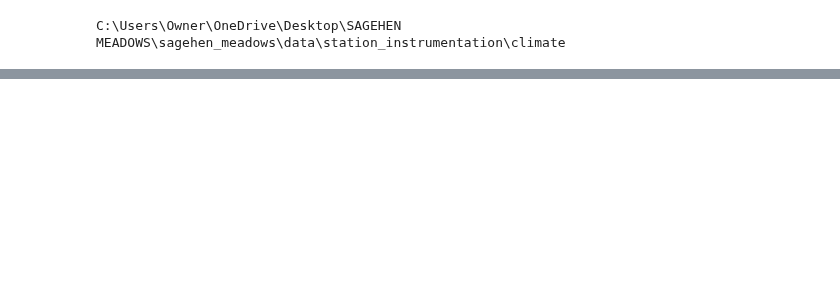
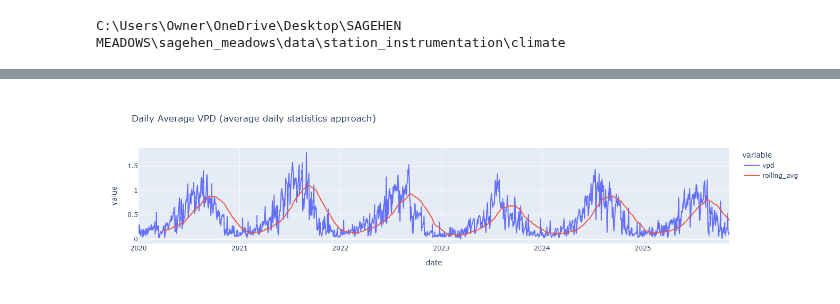
Before and after one commit to jnatali/sagehen_meadows, a Jupyter notebook: scripts/climate/VPD_long_term_analysis.ipynb, the cells around one changed output, grey strips where cells are left out. Drawn from its saved outputs; the diff is of its cells as text; code cells hidden in the pictures; blank space fills up the shorter version.

```diff
--- a/scripts/climate/VPD_long_term_analysis.ipynb
+++ b/scripts/climate/VPD_long_term_analysis.ipynb
@@ -71,0 +64,7 @@ print(RH_to_VPD(0, 230))
+# %%
+# First approach: calculate average temperature and RH by date
+daily_avg_approach = weather.groupby('date', as_index=False).agg(avgT=('TdegC', 'mean'), avgRH=('RH', 'mean'))
+# Calculate VPD based on daily averages
+daily_avg_approach['vpd'] = daily_avg_approach.apply(lambda row: RH_to_VPD(row['avgRH'], row['avgT']), axis=1)
+daily_avg_approach['rolling_avg'] = daily_avg_approach['vpd'].rolling(window=90).mean()
+daily_avg_approach
@@ -71,0 +95,4 @@ print(RH_to_VPD(0, 230))
+# %%
+px.line(daily_avg_approach, x='date', y=['vpd', 'rolling_avg'], title="Daily Average VPD (average daily statistics approach)")
+# %% [output]
+[figure, added]
```
Also changed, not shown: parts of 12 cells of this notebook.
